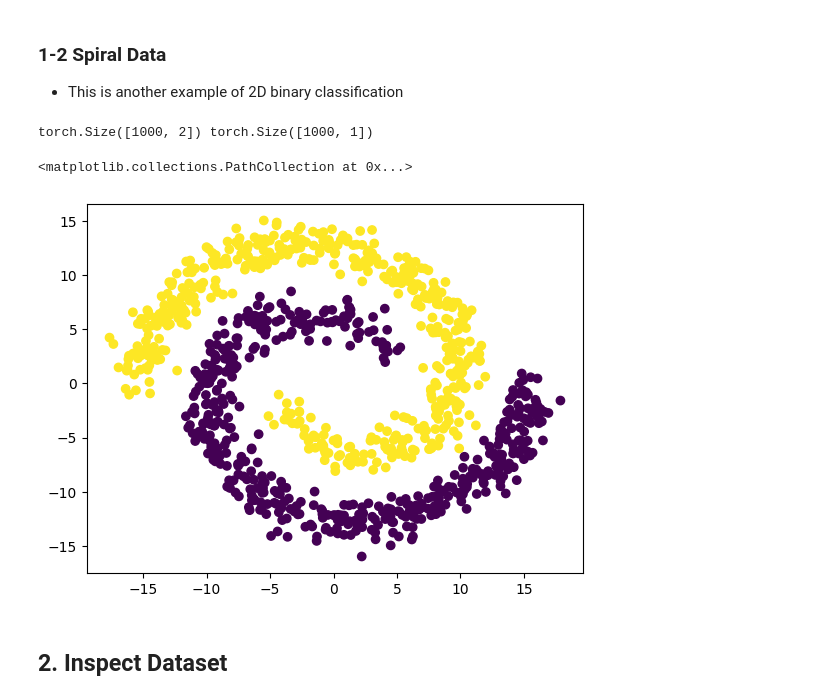
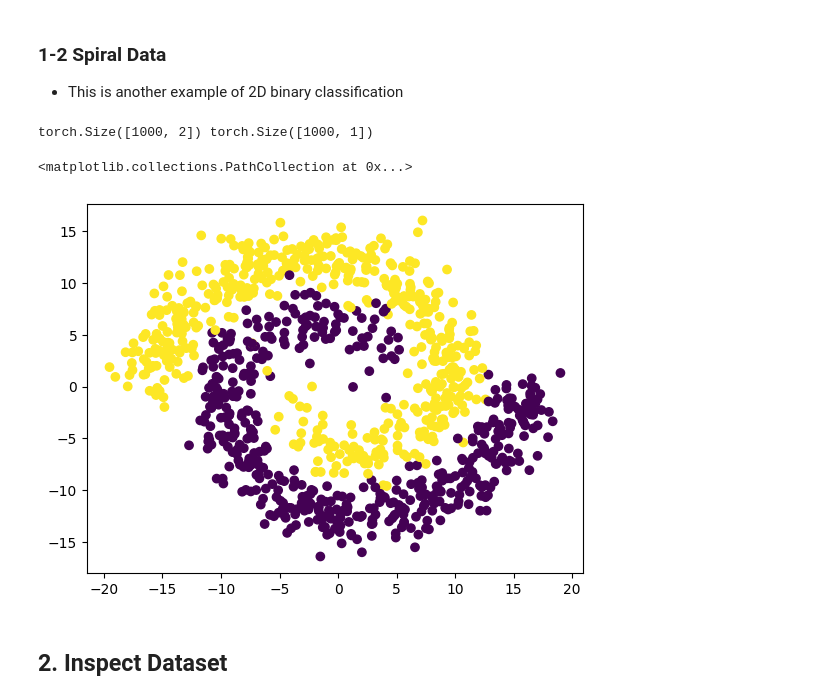
Before and after one commit to jdasam/mas1004, a Jupyter notebook: live_coding/3_binary_classification.ipynb, the cells around one changed output. Cells and saved outputs as stored; diff of their text form; code cells hidden in the pictures.

```diff
--- a/live_coding/3_binary_classification.ipynb
+++ b/live_coding/3_binary_classification.ipynb
@@ -60,35 +60,35 @@ plt.scatter(x=data[~xor_result, 0], y=data[~xor_result,1])
 
 # make spiral data
 # https://gist.github.com/45deg/e731d9e7f478de134def5668324c44c5
 N = 500
-noise_weight = 1.0
+noise_weight = 1.5
 theta = np.sqrt(np.random.rand(N))*2*pi # np.linspace(0,2*pi,100)
 
 r_a = 2*theta + pi
 data_a = np.array([np.cos(theta)*r_a, np.sin(theta)*r_a]).T
 data_a = data_a + np.random.randn(N,2) * noise_weight
 
 r_b = -2*theta - pi
 data_b = np.array([np.cos(theta)*r_b, np.sin(theta)*r_b]).T
 data_b = data_b + np.random.randn(N,2) * noise_weight
 
 data = np.append(data_a, data_b, axis=0)
 label = np.append(np.zeros(N), np.ones(N))
 
 randomize_order = np.random.permutation(len(data))
 data = data[randomize_order] # shuffle
 label = label[randomize_order] # shuffle label with same order
 
 data = torch.from_numpy(data).float()
 label = torch.from_numpy(label).float().unsqueeze(1)
 
 
 print(data.shape, label.shape)
 plt.scatter(data[:,0], data[:,1], c=label)
 # %% [output]
 torch.Size([1000, 2]) torch.Size([1000, 1])
 <matplotlib.collections.PathCollection at 0x...>
-[figure, old version]
+[figure, new version]
 # %%
 # Function for visualizing decision boundary of the model
 def visualize_decision_boundary(model, data, label):
```
Also changed, not shown: parts of 10 cells of this notebook.
